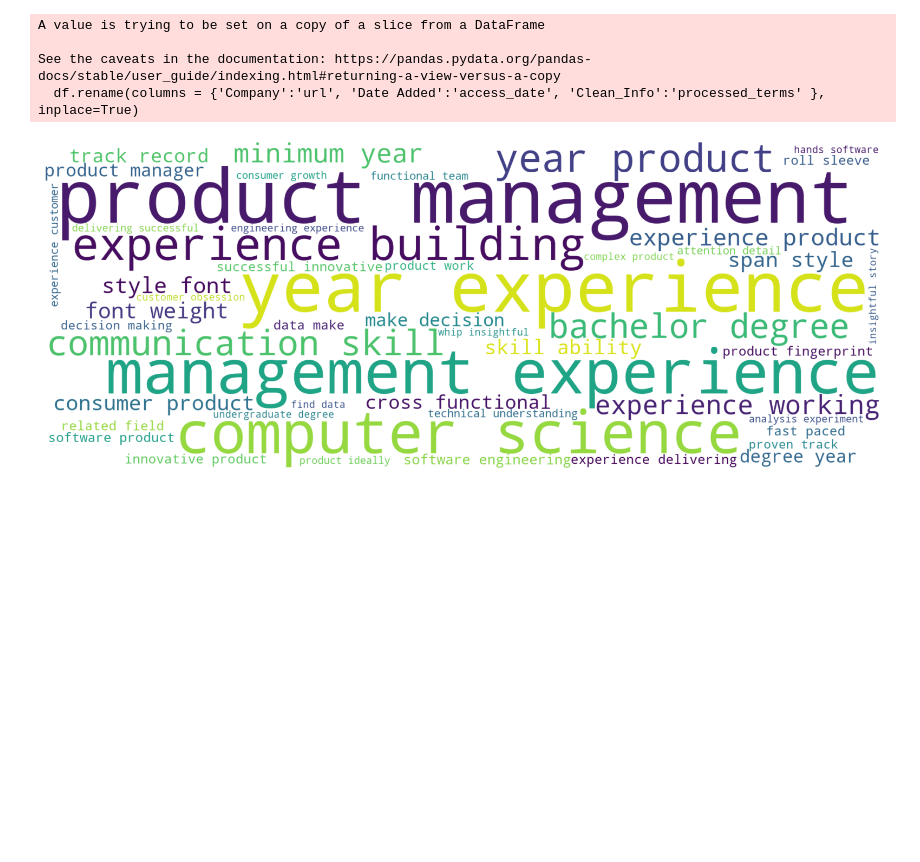
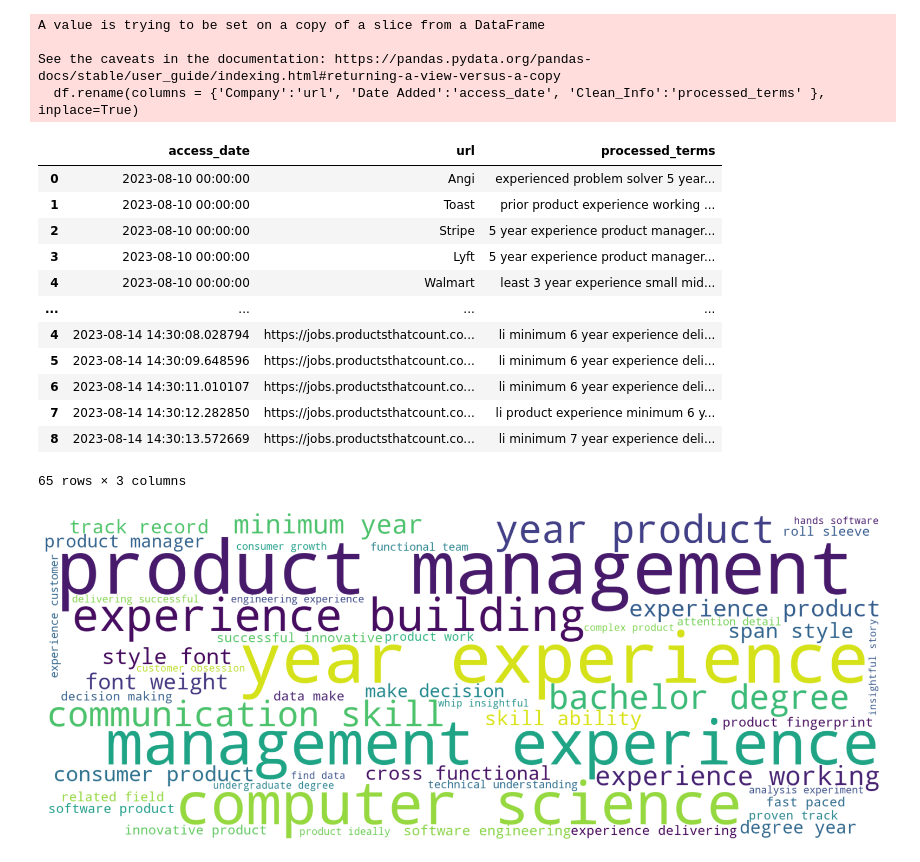
Before and after one commit to SahitiSarva/Job_Description-Analysis, a Jupyter notebook: notebooks/Text-Analysis.ipynb, the cells around one changed output. Cells and saved outputs as stored; diff of their text form; code cells hidden in the pictures; blank space fills up the shorter version.

```diff
--- a/notebooks/Text-Analysis.ipynb
+++ b/notebooks/Text-Analysis.ipynb
@@ -112,6 +115,22 @@ See the caveats in the documentation: https://pandas.pydata.org/pandas-docs/stab
   df.rename(columns = {'Company':'url', 'Date Added':'access_date', 'Clean_Info':'processed_terms' }, inplace=True)
 # %%
 df = pd.concat([df,scrape1[['url', 'access_date', 'processed_terms']], scrape2[['url', 'access_date', 'processed_terms']]])
+# %%
+df
+# %% [output]
+|  | access_date | url | processed_terms |
+| 0 | 2023-08-10 00:00:00 | Angi | experienced problem solver 5 year... |
+| 1 | 2023-08-10 00:00:00 | Toast | prior product experience working ... |
+| 2 | 2023-08-10 00:00:00 | Stripe | 5 year experience product manager... |
+| 3 | 2023-08-10 00:00:00 | Lyft | 5 year experience product manager... |
+| 4 | 2023-08-10 00:00:00 | Walmart | least 3 year experience small mid... |
+| ... | ... | ... | ... |
+| 4 | 2023-08-14 14:30:08.028794 | https://jobs.productsthatcount.co... | li minimum 6 year experience deli... |
+| 5 | 2023-08-14 14:30:09.648596 | https://jobs.productsthatcount.co... | li minimum 6 year experience deli... |
+| 6 | 2023-08-14 14:30:11.010107 | https://jobs.productsthatcount.co... | li minimum 6 year experience deli... |
+| 7 | 2023-08-14 14:30:12.282850 | https://jobs.productsthatcount.co... | li product experience minimum 6 y... |
+| 8 | 2023-08-14 14:30:13.572669 | https://jobs.productsthatcount.co... | li minimum 7 year experience deli... |
+65 rows × 3 columns
 # %%
 freq = pd.DataFrame()
 #for i in range(3):
```
Also changed, not shown: parts of 7 cells of this notebook, 8 other files.
